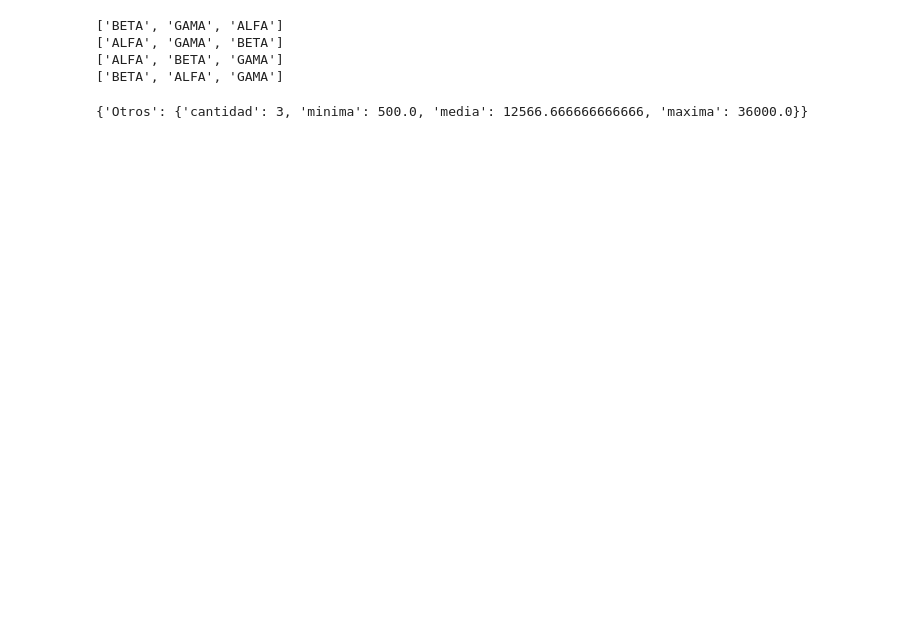
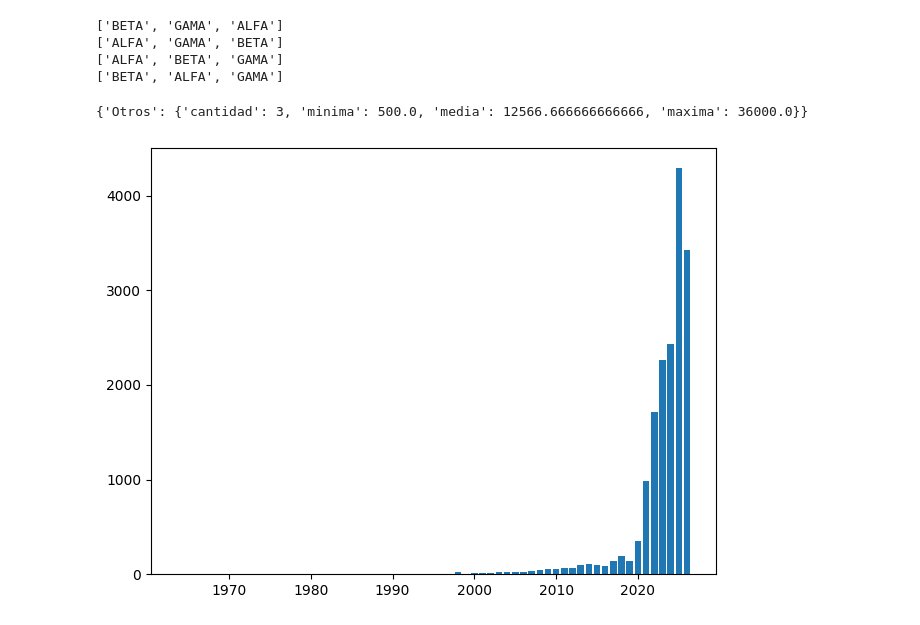
Before and after one commit to Luquitas911/proyecto-satelite, a Jupyter notebook: pruebas.ipynb, the cells around one changed output. Saved outputs shown, nothing was run; the diff lists cells and outputs as text; code cells hidden in the pictures; blank space fills up the shorter version.

```diff
--- a/pruebas.ipynb
+++ b/pruebas.ipynb
@@ -72,3 +72,16 @@ import analisis as an
 print(an.resumen_por_grupo(lista))
 # %% [output]
 {'Otros': {'cantidad': 3, 'minima': 500.0, 'media': 12566.666666666666, 'maxima': 36000.0}}
+# %%
+import matplotlib.pyplot as plt
+datos = cat.lanzamientos_por_anio(registro)
+
+categorias = list(datos.keys())
+valores = list(datos.values())
+
+barras = plt.bar(categorias, valores)
+
+plt.tight_layout()
+plt.show()
+# %% [output]
+[figure, added]
```
Also changed, not shown: parts of 6 cells of this notebook.
